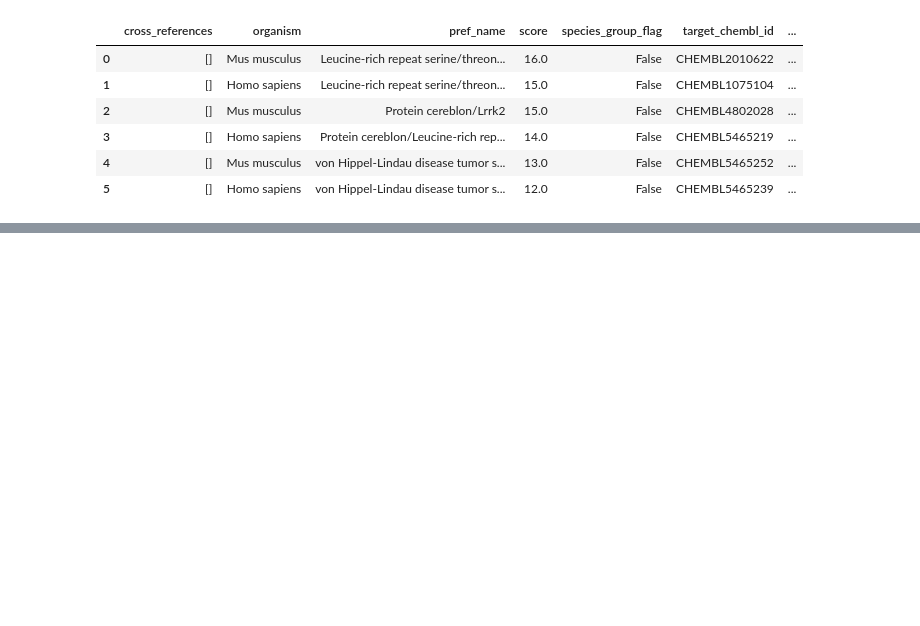
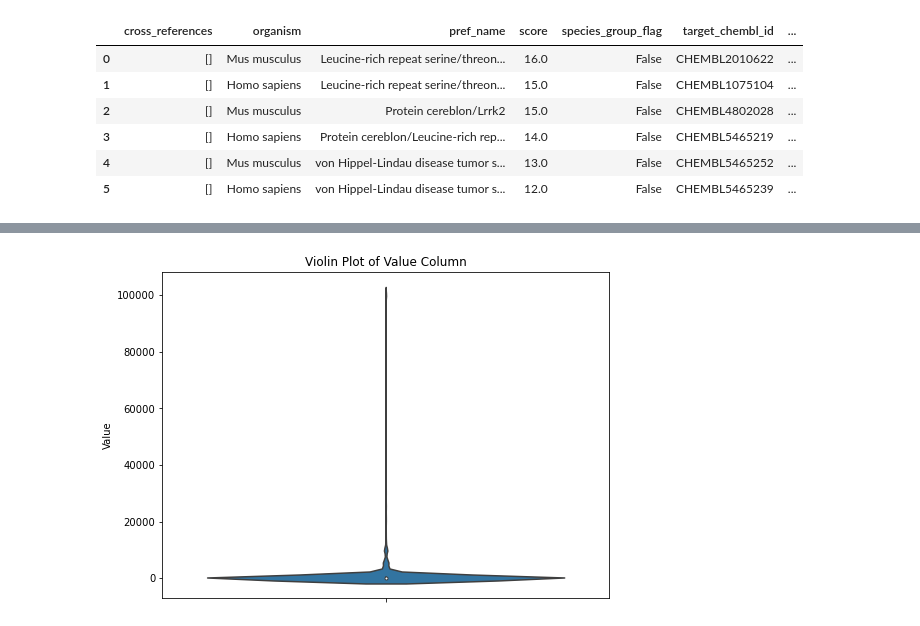
Before and after one commit to PSardar19/DrugDiscovery, a Jupyter notebook: scripts/1_download_data.ipynb, the cells around one changed output, grey strips where cells are left out. Drawn from its saved outputs; the diff is of its cells as text; code cells hidden in the pictures; blank space fills up the shorter version.

```diff
--- a/scripts/1_download_data.ipynb
+++ b/scripts/1_download_data.ipynb
@@ -65,0 +210,8 @@ targets
+# %%
+plt.figure(figsize=(8, 6)) # Optional: set figure size
+sns.violinplot(y=df['standard_value']) # Plotting the 'Value' column
+plt.title('Violin Plot of Value Column')
+plt.ylabel('Value')
+plt.show()
+# %% [output]
+[figure, added]
```
Also changed, not shown: parts of 18 cells of this notebook, 1 other file.
